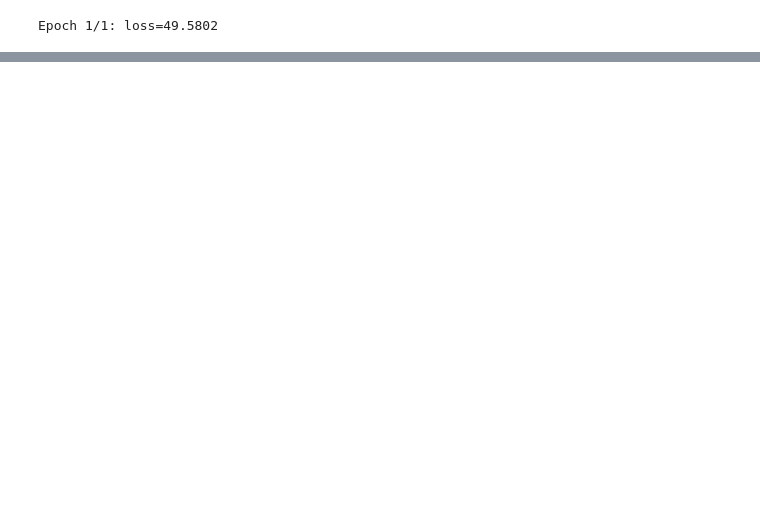
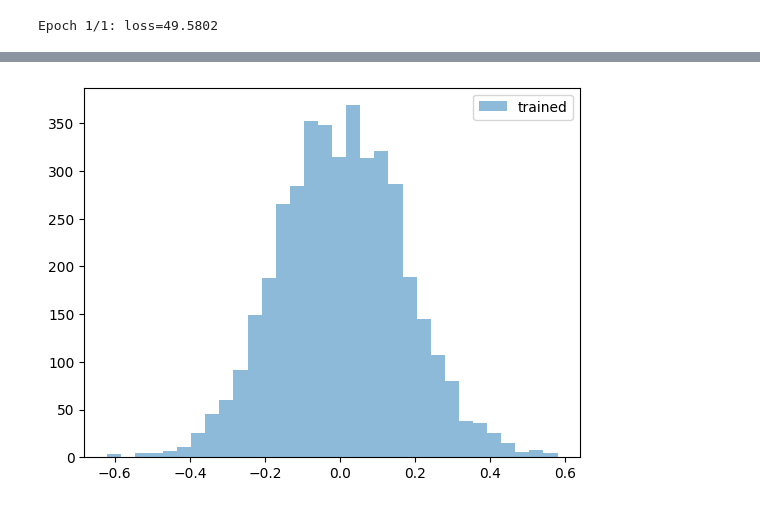
Before and after one commit to prz-ziaja/image-gen, a Jupyter notebook: notebooks/e2e/bc_limited_ae.ipynb, the cells around one changed output, grey strips where cells are left out. Saved outputs shown, nothing was run; the diff lists cells and outputs as text; code cells hidden in the pictures; blank space fills up the shorter version.

```diff
--- a/notebooks/e2e/bc_limited_ae.ipynb
+++ b/notebooks/e2e/bc_limited_ae.ipynb
@@ -395,3 +395,9 @@ plt.show()
+# %%
+plt.hist([*model.l1.parameters()][-8].detach().flatten().cpu(), bins=32, label='trained', alpha=0.5)
+plt.legend()
+plt.show()
+# %% [output]
+[figure, added]
 # %%
 NUM_TEST_STEPS = 64
 res_dict = {}
```
Also changed, not shown: parts of 9 cells of this notebook, 1 other file.
